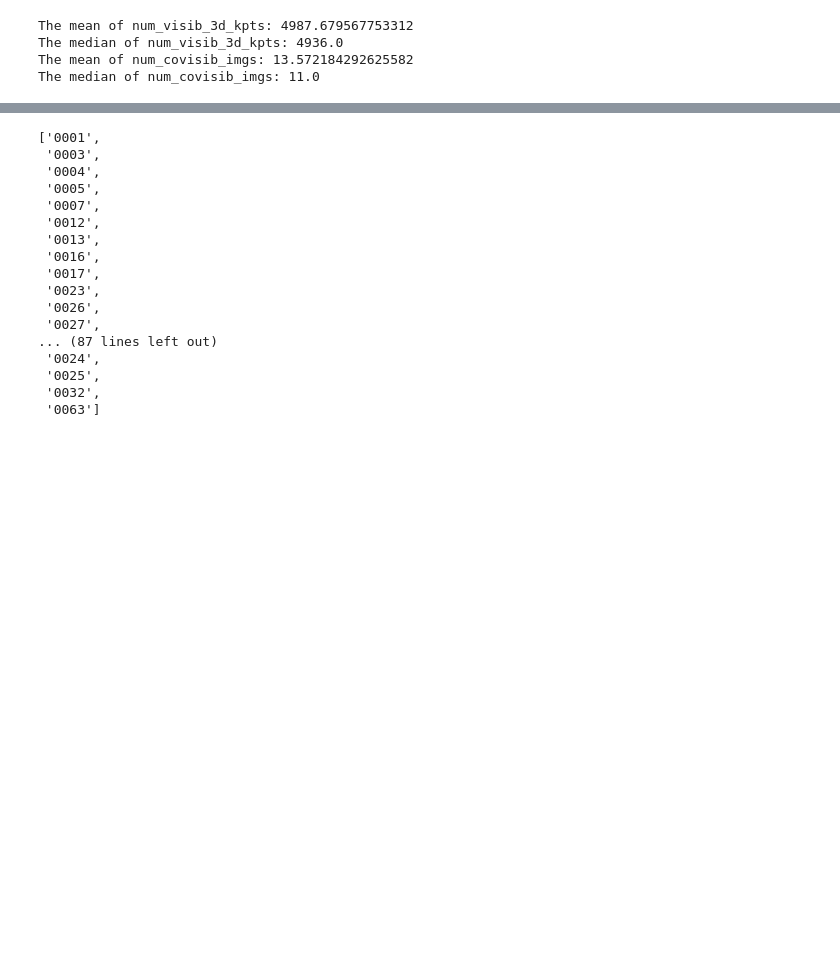
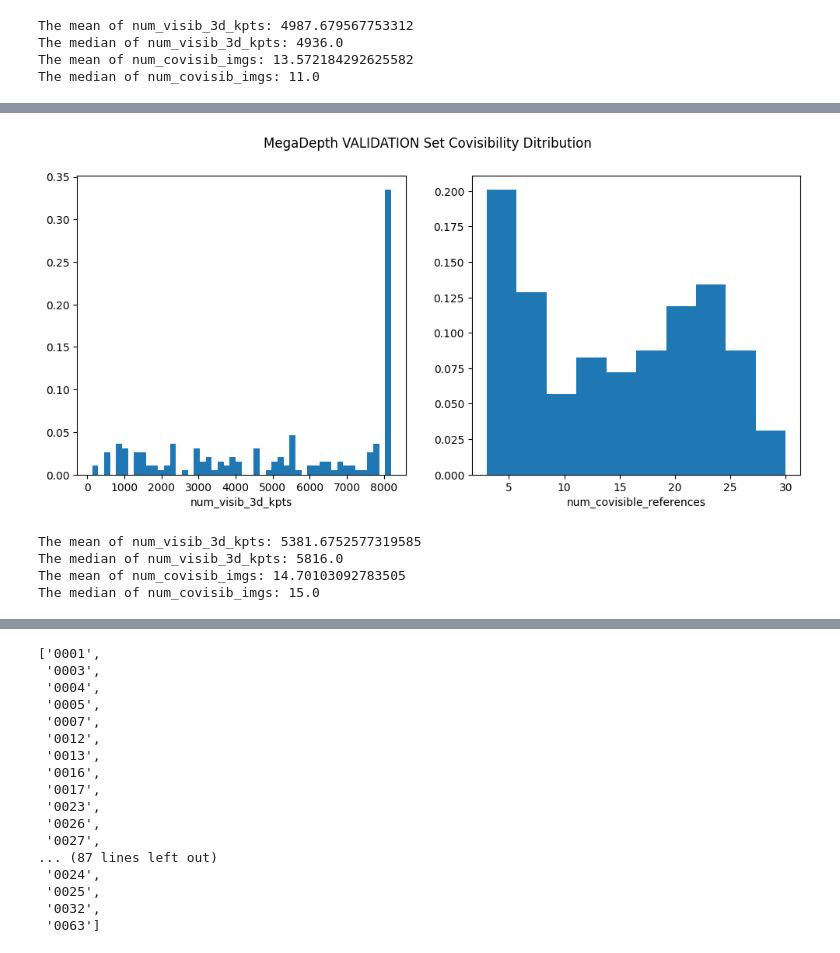
Before and after one commit to Jia0603/3d-2d-Matching-, a Jupyter notebook: file_writing_and_debugging.ipynb, the cells around one changed output, grey strips where cells are left out. Cells and saved outputs as stored; diff of their text form; code cells hidden in the pictures; blank space fills up the shorter version.

```diff
--- a/file_writing_and_debugging.ipynb
+++ b/file_writing_and_debugging.ipynb
@@ -63,0 +90,18 @@ The median of num_covisib_imgs: 11.0
+# %%
+# compute megadepth VAL SET num_visible 3d distribution, num_ref_image ditribution
+mega_num_visib_3d, mega_num_refs = [], []
+for scene in val_scene_names:
+    cur_megadepth_covisib_path = megadepth_covisib_path_all_scenes / scene / "covisibility_results.pkl"
+    with open(cur_megadepth_covisib_path, "rb") as f:
+        scene_results = pickle.load(f)
+    scene_imgs = [img for img in scene_results.keys()]
+    for img in scene_imgs:
+        mega_num_visib_3d.append(len(scene_results[img]["unique_points"]))
+        mega_num_refs.append(len(scene_results[img]["unique_images"]))
+visualize_covisib_distribution(mega_num_visib_3d, mega_num_refs, "MegaDepth VALIDATION Set Covisibility Ditribution")
+# %% [output]
+[figure, added]
+The mean of num_visib_3d_kpts: 5381.6752577319585
+The median of num_visib_3d_kpts: 5816.0
+The mean of num_covisib_imgs: 14.70103092783505
+The median of num_covisib_imgs: 15.0
```
Also changed, not shown: parts of 11 cells of this notebook, 1 other file.
